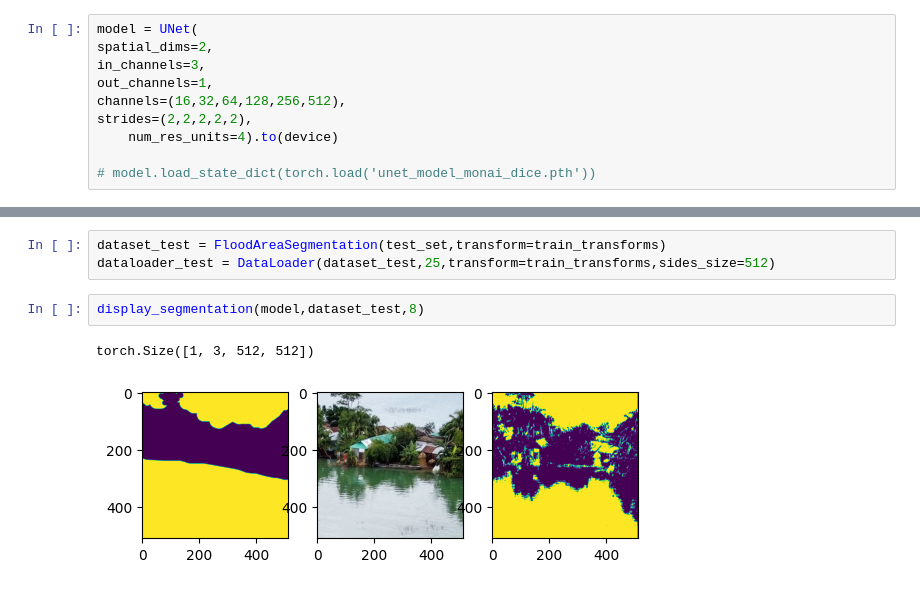
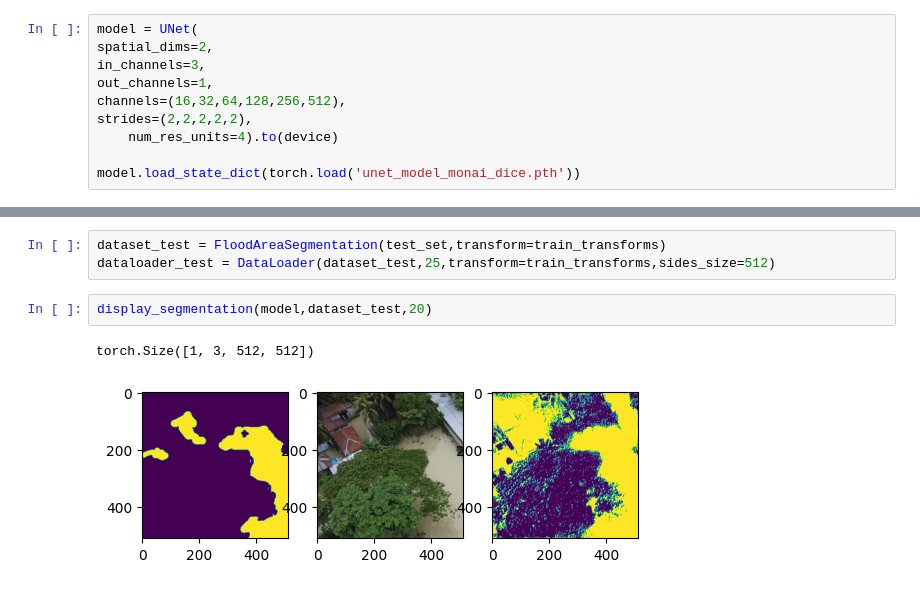
Before and after one commit to TenkoliMazzi/FloodAreaSegmentation, a Jupyter notebook: UNet - Monai.ipynb, the cells around one changed output, grey strips where cells are left out. Cells and saved outputs as stored; diff of their text form.

```diff
--- a/UNet - Monai.ipynb
+++ b/UNet - Monai.ipynb
@@ -93,7 +93,7 @@ channels=(16,32,64,128,256,512),
 strides=(2,2,2,2,2),
     num_res_units=4).to(device)
 
-# model.load_state_dict(torch.load('unet_model_monai_dice.pth'))
+model.load_state_dict(torch.load('unet_model_monai_dice.pth'))
 # %% [output]
 <All keys matched successfully>
 # %%
@@ -230,10 +231,10 @@ def display_segmentation(model,dataset : FloodAreaSegmentation,id) :
 dataset_test = FloodAreaSegmentation(test_set,transform=train_transforms)
 dataloader_test = DataLoader(dataset_test,25,transform=train_transforms,sides_size=512)
 # %%
-display_segmentation(model,dataset_test,8)
+display_segmentation(model,dataset_test,20)
 # %% [output]
 torch.Size([1, 3, 512, 512])
-[figure, old version]
+[figure, new version]
 # %%
 test(model,metrics,dataloader_test)
 # %% [output]
```
Also changed, not shown: parts of 4 cells of this notebook.
